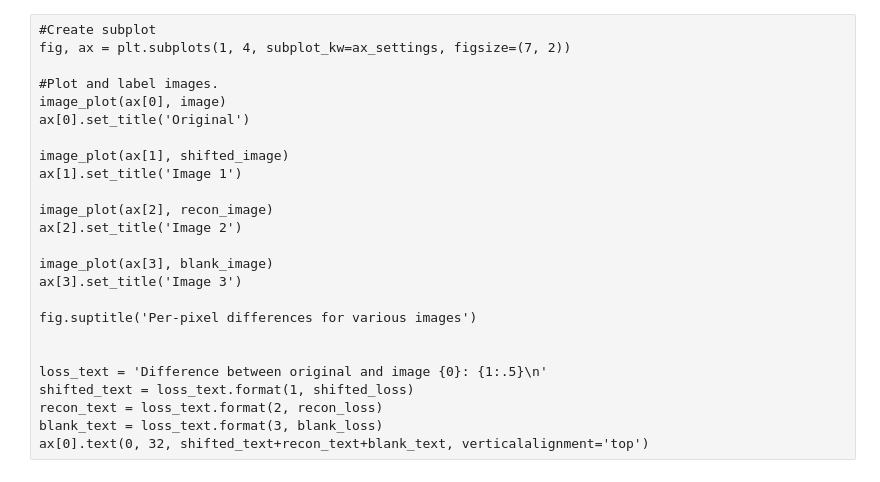
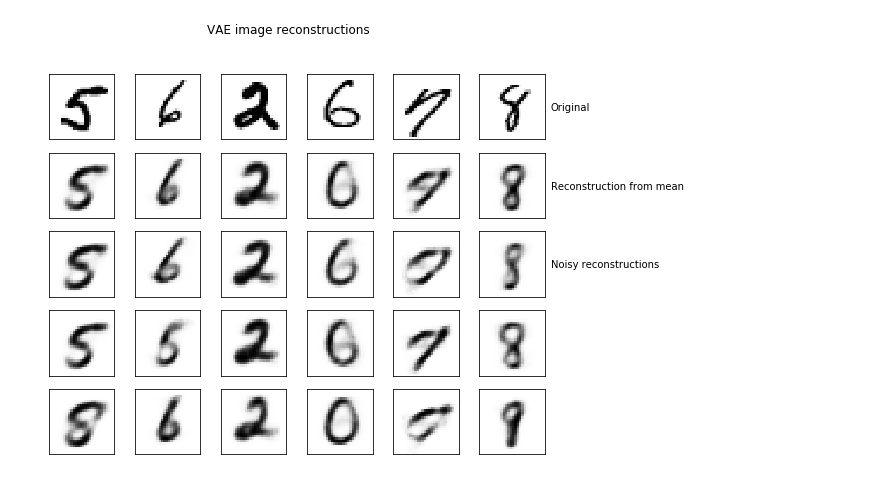
Before and after one commit to Enealor/PyTorch_NBs, a Jupyter notebook: Basic_VAE.ipynb, the cells around one changed output. Drawn from its saved outputs; the diff is of its cells as text; code cells hidden in the pictures.

Commit message:
Updates notebooks
Updates the VAE notebook.
Uploads the MADE notebook.
Updates example images in readme

```diff
--- a/Basic_VAE.ipynb
+++ b/Basic_VAE.ipynb
@@ -306,0 +291,4 @@ A VAE can be used to reconstruct examples. This is shown below. The images in th
+# %%
+training_set = datasets.MNIST(root='./', train=True, download=False, transform=ToTensor())
+batch_size = 500
+training_loader = data.DataLoader(dataset=training_set, batch_size=batch_size, shuffle=True)
@@ -401,25 +395,32 @@ shifted_loss = dissimilarity(image, shifted_image)
-# %% [raw]
-#Create subplot
-fig, ax = plt.subplots(1, 4, subplot_kw=ax_settings, figsize=(7, 2))
-
-#Plot and label images.
-image_plot(ax[0], image)
-ax[0].set_title('Original')
-
-image_plot(ax[1], shifted_image)
-ax[1].set_title('Image 1')
-
-image_plot(ax[2], recon_image)
-ax[2].set_title('Image 2')
-
-image_plot(ax[3], blank_image)
-ax[3].set_title('Image 3')
-
-fig.suptitle('Per-pixel differences for various images')
-
-
-loss_text = 'Difference between original and image {0}: {1:.5}\n'
-shifted_text = loss_text.format(1, shifted_loss)
-recon_text = loss_text.format(2, recon_loss)
-blank_text = loss_text.format(3, blank_loss)
-ax[0].text(0, 32, shifted_text+recon_text+blank_text, verticalalignment='top')
+# %%
+#Set up picture
+n_images = 6
+ax_settings = {'aspect':'equal', 'xticklabels':[], 'yticklabels':[], 'xticks':[], 'yticks':[]}
+fig, ax = plt.subplots(5, n_images, subplot_kw=ax_settings, figsize=(9, 7))
+
+
+model.cpu()
+model.eval()
+with t.no_grad():
+    data_sample = next(iter(training_loader))
+    images, _ = data_sample
+    images = images[:n_images]
+    #Create most likely example (i.e. using the mean)
+    recons = model.generate_similar(images, noise=False)
+    for idx in range(n_images):
+        image_plot(ax[0, idx], images[idx,:])
+        image_plot(ax[1, idx], recons[idx,:])
+
+    #Create similar examples with noise
+    for row in range(2, 5):
+        recons = model.generate_similar(images)
+        for idx in range(n_images):
+            image_plot(ax[row, idx], recons[idx,:])
+
+fig.suptitle('VAE image reconstructions')
+ax[0,-1].text(30, 15, 'Original')
+ax[1,-1].text(30, 15, 'Reconstruction from mean')
+ax[2,-1].text(30, 15, 'Noisy reconstructions')
+plt.savefig('./images/MNIST-VAE-reconstructions.png', bbox_inches='tight')
+# %% [output]
+[figure, added]
```
Also changed, not shown: parts of 54 cells of this notebook, 14 other files.
